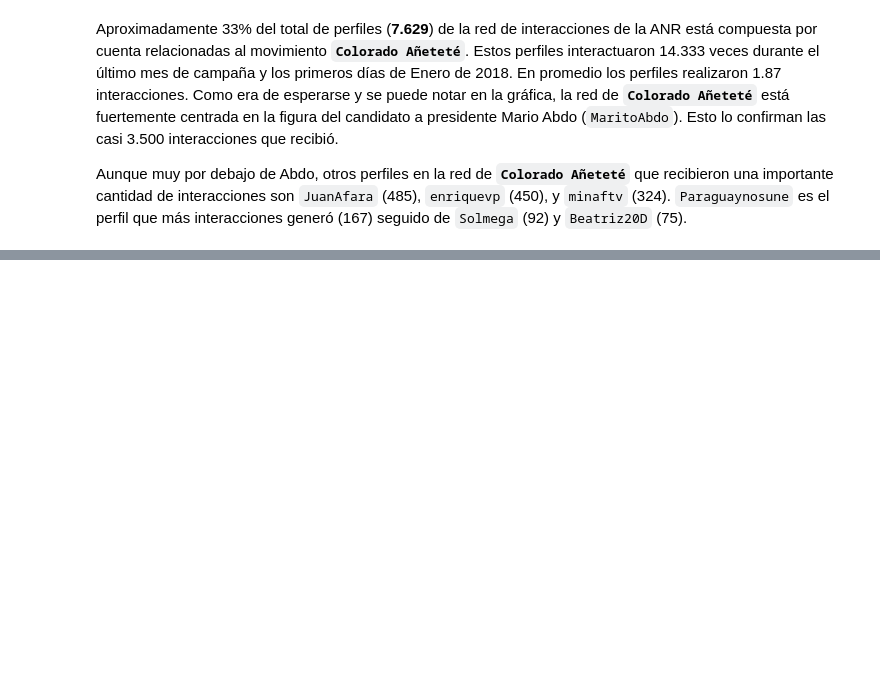
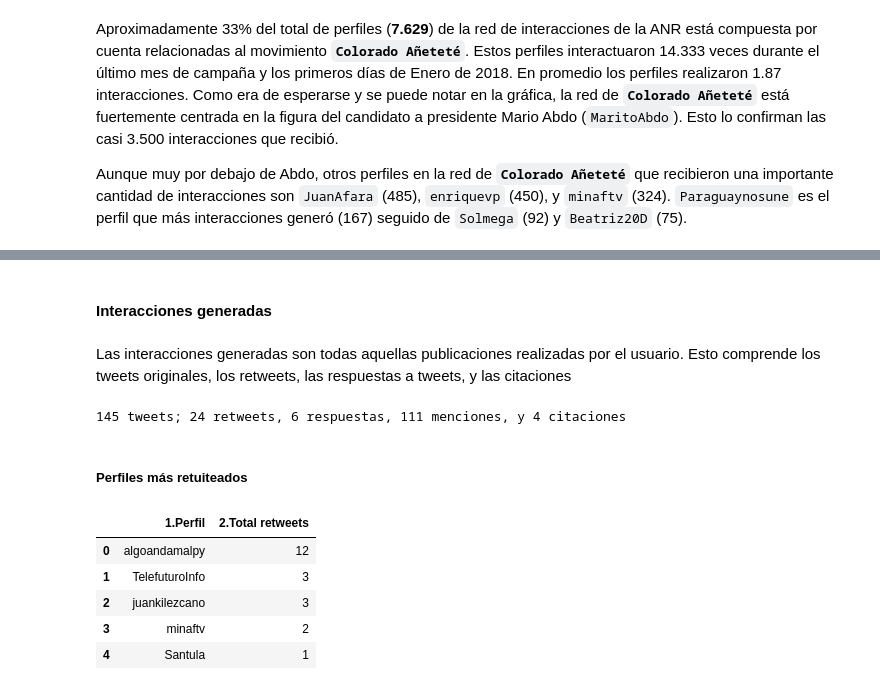
Before and after one commit to ParticipaPY/politic-bots, a Jupyter notebook: reports/bots_politicos_internas_anr_2017.ipynb, the cells around one changed output, grey strips where cells are left out. Cells and saved outputs as stored; diff of their text form; code cells hidden in the pictures; blank space fills up the shorter version.

Commit message:
Extend the analysis of the network of users

```diff
--- a/reports/bots_politicos_internas_anr_2017.ipynb
+++ b/reports/bots_politicos_internas_anr_2017.ipynb
@@ -391,0 +397,35 @@ Aunque muy por debajo de Abdo, otros perfiles en la red de **`Colorado Añeteté
+# %%
+na = NetworkAnalyzer()
+inter_santula = na.get_interactions('Santula')
+# %% [markdown]
+#### Interacciones generadas
+# %% [markdown]
+Las interacciones generadas son todas aquellas publicaciones realizadas por el usuario. Esto comprende los tweets originales, los retweets, las respuestas a tweets, y las citaciones
+# %%
+print('{0} tweets; {1} retweets, {2} respuestas, {3} menciones, y {4} citaciones'. \
+      format(inter_santula['out_interactions']['total']['count'], \
+             inter_santula['out_interactions']['retweets']['count'], \
+             inter_santula['out_interactions']['replies']['count'], \
+             inter_santula['out_interactions']['mentions']['count'], \
+             inter_santula['out_interactions']['quotes']['count']))
+# %% [output]
+145 tweets; 24 retweets, 6 respuestas, 111 menciones, y 4 citaciones
+# %% [markdown]
+##### Perfiles más retuiteados
+# %%
+top_rts = []
+out_inter_santula = inter_santula['out_interactions']['retweets']['details']
+max_iter = 5 if len(out_inter_santula) > 5 else len(out_inter_santula)
+for i in range(max_iter):
+    contacto = {'1.Perfil': out_inter_santula[i][0],
+                '2.Total retweets': out_inter_santula[i][1]
+               }
+    top_rts.append(contacto)
+pd.DataFrame(top_rts)
+# %% [output]
+|  | 1.Perfil | 2.Total retweets |
+| 0 | algoandamalpy | 12 |
+| 1 | TelefuturoInfo | 3 |
+| 2 | juankilezcano | 3 |
+| 3 | minaftv | 2 |
+| 4 | Santula | 1 |
```
Also changed, not shown: parts of 89 cells of this notebook.
